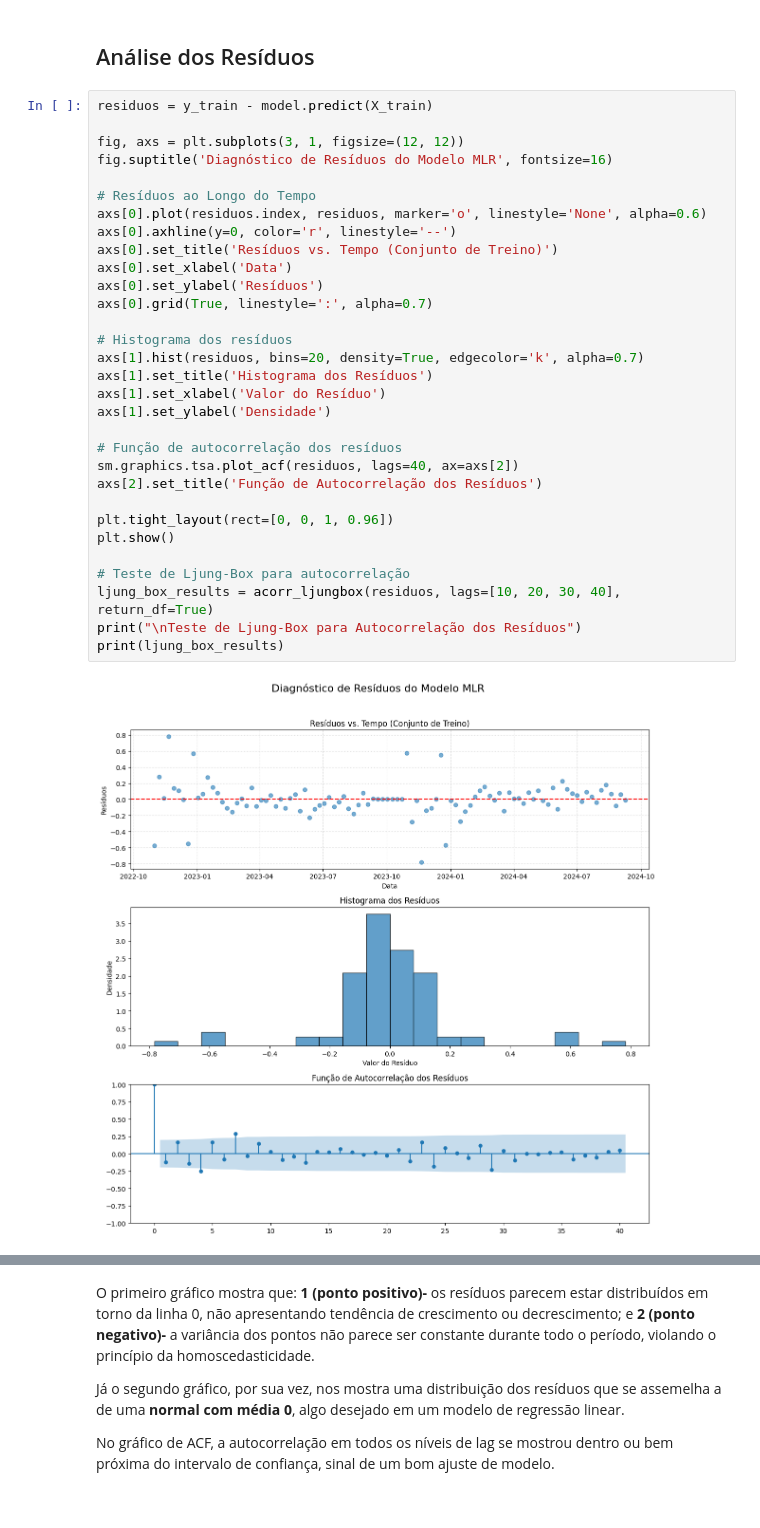
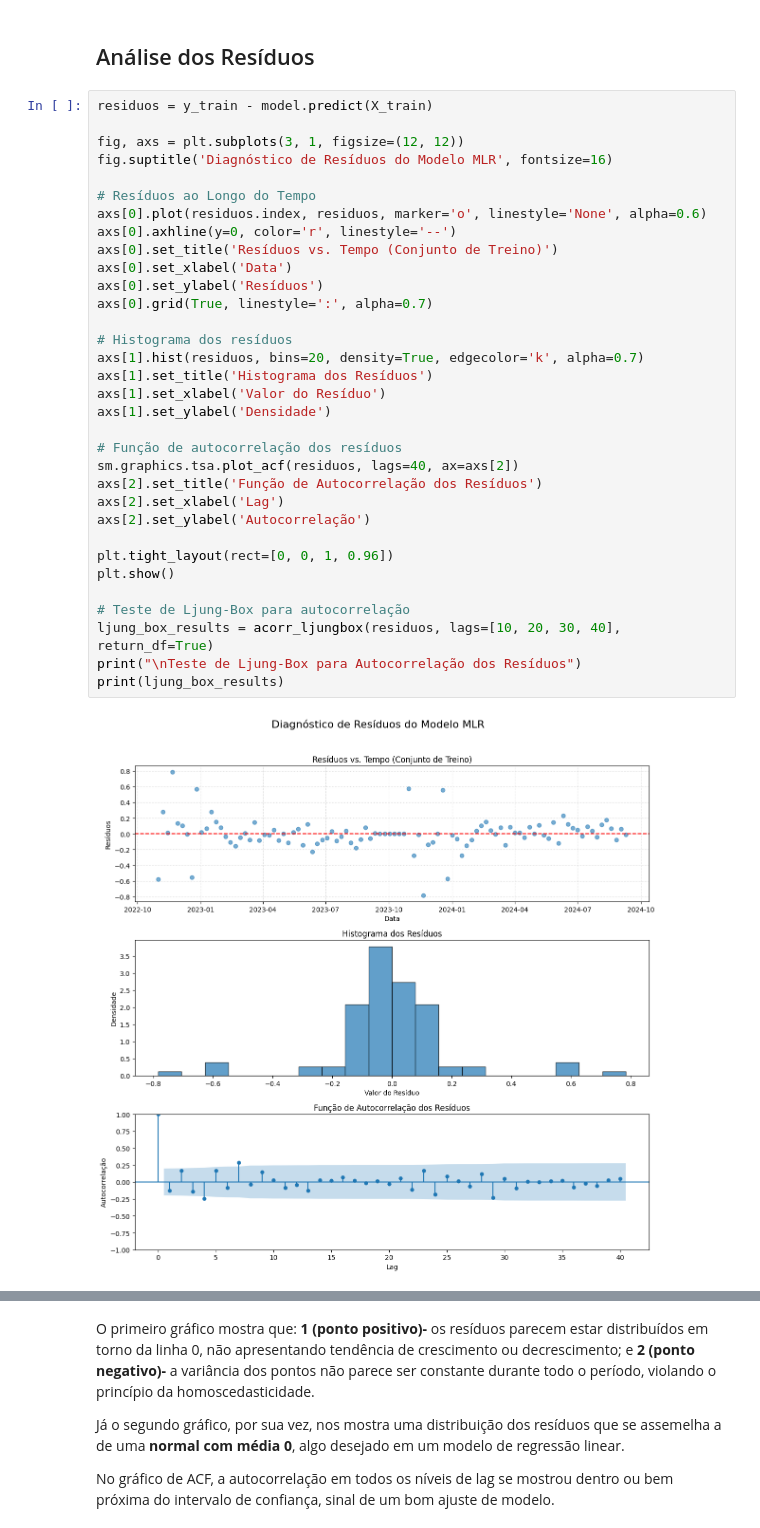
Before and after one commit to Vinasque/series_temporais, a Jupyter notebook: trabalho_a1.ipynb, the cells around one changed output, grey strips where cells are left out. Cells and saved outputs as stored; diff of their text form.

```diff
--- a/trabalho_a1.ipynb
+++ b/trabalho_a1.ipynb
@@ -590,34 +604,36 @@ residuos = y_train - model.predict(X_train)
 
 fig, axs = plt.subplots(3, 1, figsize=(12, 12))
 fig.suptitle('Diagnóstico de Resíduos do Modelo MLR', fontsize=16)
 
 # Resíduos ao Longo do Tempo
 axs[0].plot(residuos.index, residuos, marker='o', linestyle='None', alpha=0.6)
 axs[0].axhline(y=0, color='r', linestyle='--')
 axs[0].set_title('Resíduos vs. Tempo (Conjunto de Treino)')
 axs[0].set_xlabel('Data')
 axs[0].set_ylabel('Resíduos')
 axs[0].grid(True, linestyle=':', alpha=0.7)
 
 # Histograma dos resíduos
 axs[1].hist(residuos, bins=20, density=True, edgecolor='k', alpha=0.7)
 axs[1].set_title('Histograma dos Resíduos')
 axs[1].set_xlabel('Valor do Resíduo')
 axs[1].set_ylabel('Densidade')
 
 # Função de autocorrelação dos resíduos
 sm.graphics.tsa.plot_acf(residuos, lags=40, ax=axs[2])
 axs[2].set_title('Função de Autocorrelação dos Resíduos')
+axs[2].set_xlabel('Lag')
+axs[2].set_ylabel('Autocorrelação')
 
 plt.tight_layout(rect=[0, 0, 1, 0.96])
 plt.show()
 
 # Teste de Ljung-Box para autocorrelação
 ljung_box_results = acorr_ljungbox(residuos, lags=[10, 20, 30, 40], return_df=True)
 print("\nTeste de Ljung-Box para Autocorrelação dos Resíduos")
 print(ljung_box_results)
 # %% [output]
-[figure, old version]
+[figure, new version]
 Teste de Ljung-Box para Autocorrelação dos Resíduos
       lb_stat  lb_pvalue
 10  28.209752   0.001671
```
Also changed, not shown: parts of 20 cells of this notebook.
